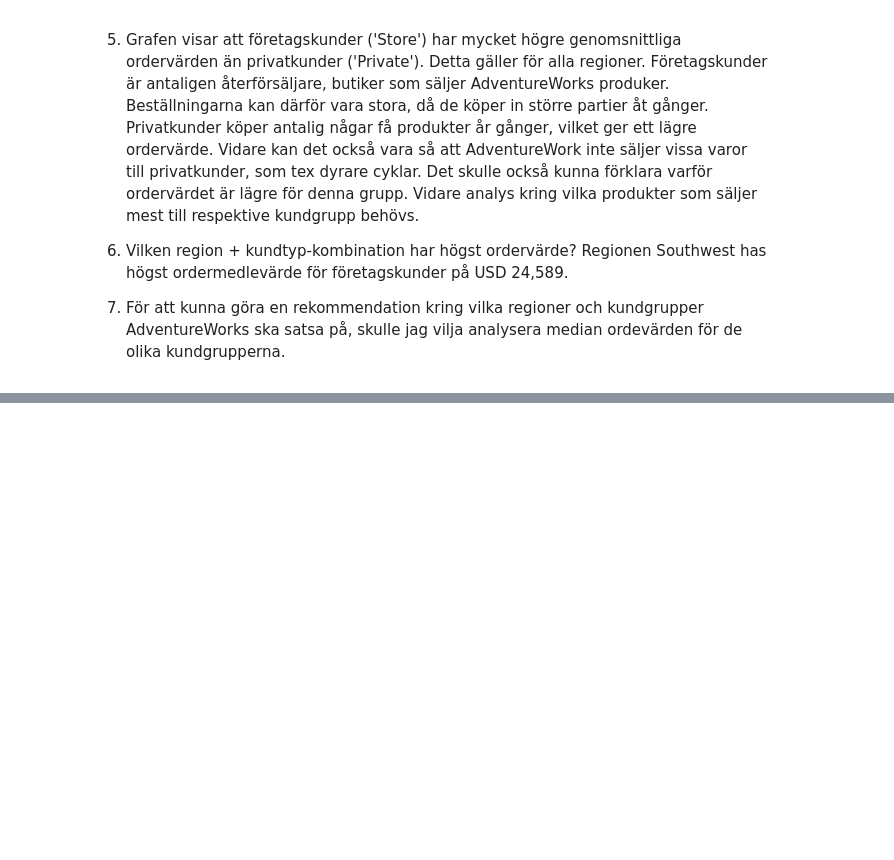
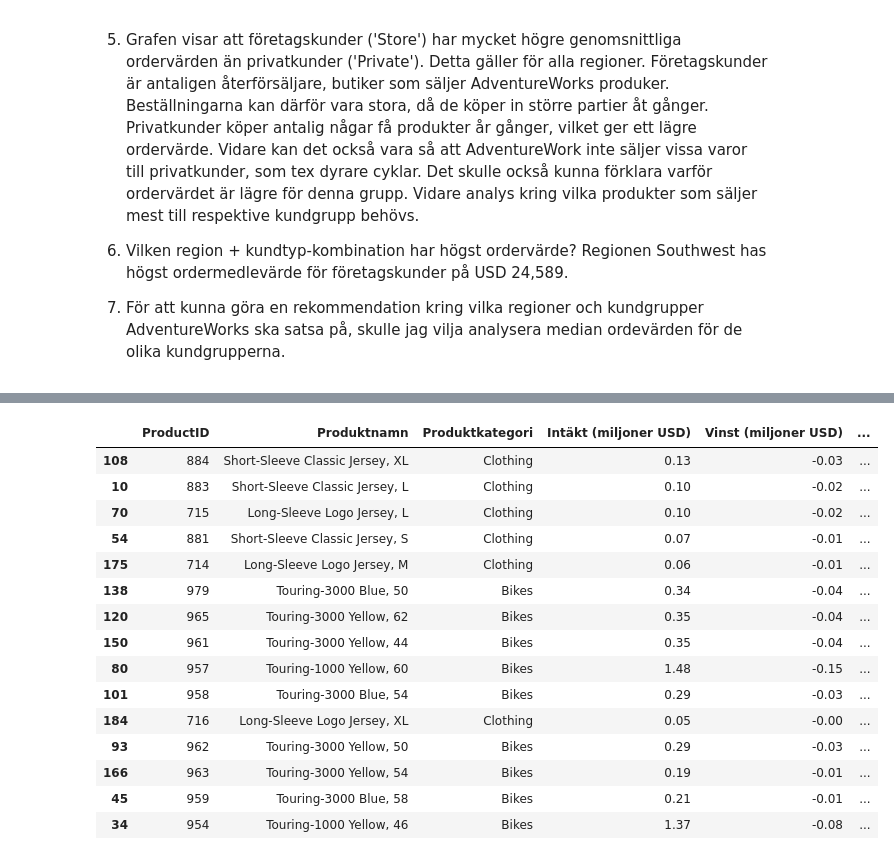
Before and after one commit to EliWei/SQL_uppgift_Dec25, a Jupyter notebook: Notebook.ipynb, the cells around one changed output, grey strips where cells are left out. Saved outputs shown, nothing was run; the diff lists cells and outputs as text; code cells hidden in the pictures; blank space fills up the shorter version.

```diff
--- a/Notebook.ipynb
+++ b/Notebook.ipynb
@@ -1103 +1157,50 @@ df_profitmargin_product
+# %%
+# identifiera produkter med negativ vinstmarginal
+loss_making_products = df_sales_profitmargin[
+    df_sales_profitmargin["Vinstmarginal"] < 0
+]
+
+loss_products = (
+    loss_making_products
+    .sort_values(by="Vinstmarginal", ascending=True)
+    .head(15)
+)
+# %%
+loss_products["Intäkt (miljoner USD)"] = (
+    loss_products["Intäkt"] / 1_000_000
+).round(2)
+
+loss_products["Vinst (miljoner USD)"] = (
+    loss_products["Vinst"] / 1_000_000
+).round(2)
+
+loss_products["Vinstmarginal (%)"] = (
+    loss_products["Vinstmarginal"] * 100
+).round(1)
+
+loss_products[[
+    "ProductID",
+    "Produktnamn",
+    "Produktkategori",
+    "Intäkt (miljoner USD)",
+    "Vinst (miljoner USD)",
+    "Vinstmarginal (%)"
+]]
+# %% [output]
+|  | ProductID | Produktnamn | Produktkategori | Intäkt (miljoner USD) | Vinst (miljoner USD) | ... |
+| 108 | 884 | Short-Sleeve Classic Jersey, XL | Clothing | 0.13 | -0.03 | ... |
+| 10 | 883 | Short-Sleeve Classic Jersey, L | Clothing | 0.10 | -0.02 | ... |
+| 70 | 715 | Long-Sleeve Logo Jersey, L | Clothing | 0.10 | -0.02 | ... |
+| 54 | 881 | Short-Sleeve Classic Jersey, S | Clothing | 0.07 | -0.01 | ... |
+| 175 | 714 | Long-Sleeve Logo Jersey, M | Clothing | 0.06 | -0.01 | ... |
+| 138 | 979 | Touring-3000 Blue, 50 | Bikes | 0.34 | -0.04 | ... |
+| 120 | 965 | Touring-3000 Yellow, 62 | Bikes | 0.35 | -0.04 | ... |
+| 150 | 961 | Touring-3000 Yellow, 44 | Bikes | 0.35 | -0.04 | ... |
+| 80 | 957 | Touring-1000 Yellow, 60 | Bikes | 1.48 | -0.15 | ... |
+| 101 | 958 | Touring-3000 Blue, 54 | Bikes | 0.29 | -0.03 | ... |
+| 184 | 716 | Long-Sleeve Logo Jersey, XL | Clothing | 0.05 | -0.00 | ... |
+| 93 | 962 | Touring-3000 Yellow, 50 | Bikes | 0.29 | -0.03 | ... |
+| 166 | 963 | Touring-3000 Yellow, 54 | Bikes | 0.19 | -0.01 | ... |
+| 45 | 959 | Touring-3000 Blue, 58 | Bikes | 0.21 | -0.01 | ... |
+| 34 | 954 | Touring-1000 Yellow, 46 | Bikes | 1.37 | -0.08 | ... |
 # %% [markdown]
```
Also changed, not shown: parts of 17 cells of this notebook, 1 other file.
